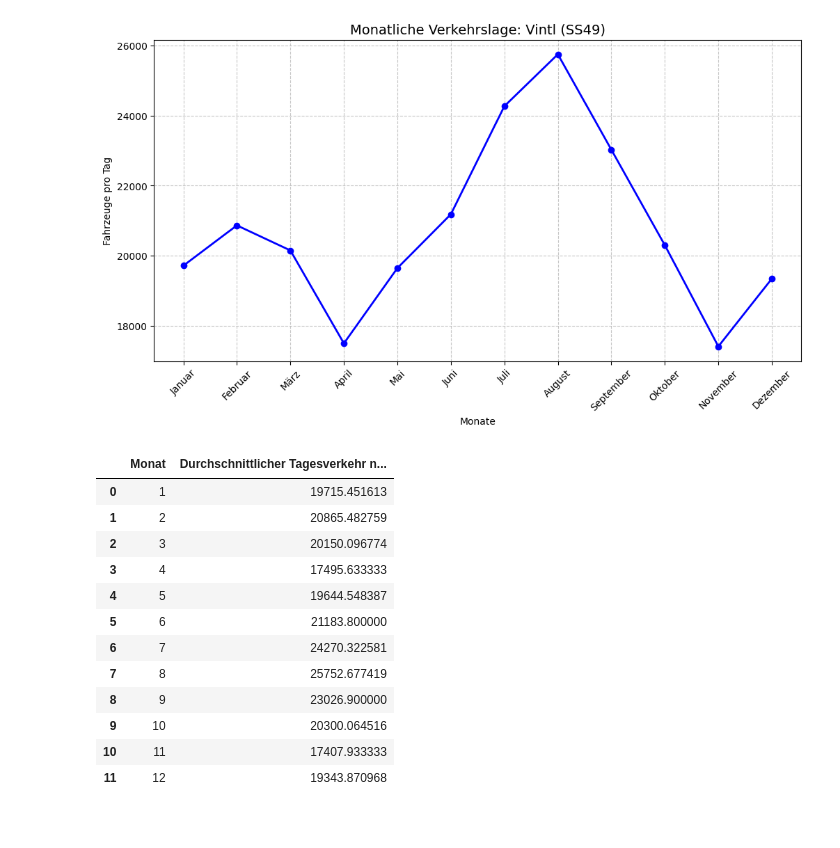
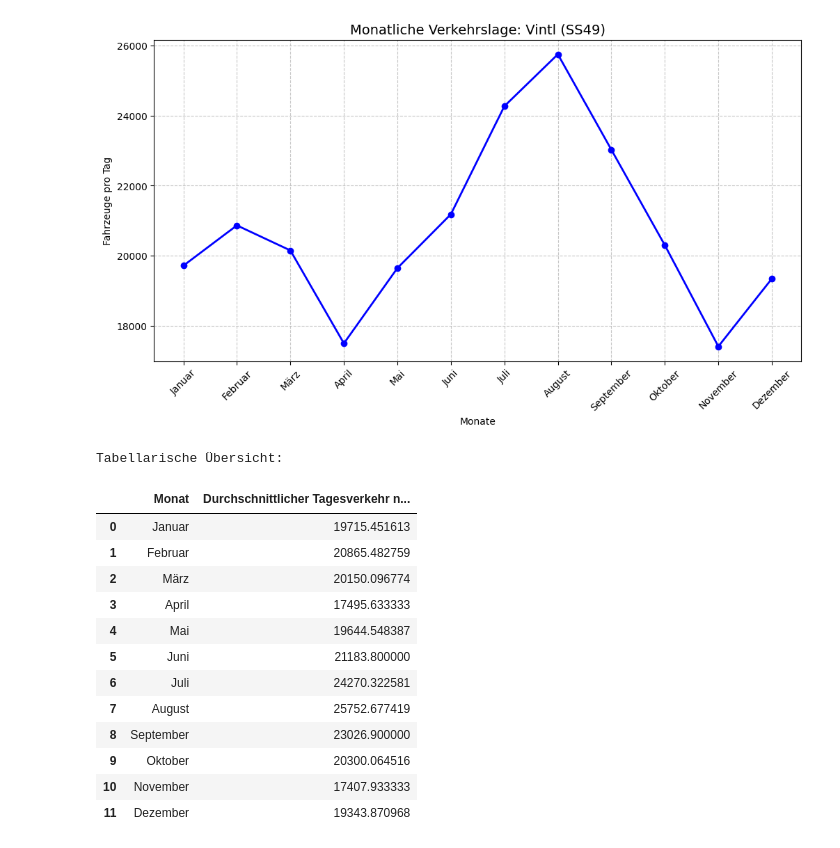
Before and after one commit to bachermi6-eng/Mein_Projekt, a Jupyter notebook: Vintl.ipynb, the cells around one changed output. Drawn from its saved outputs; the diff is of its cells as text; code cells hidden in the pictures.

```diff
--- a/Vintl.ipynb
+++ b/Vintl.ipynb
@@ -20,44 +20,53 @@ try:
 
         # Liste der Monatsnamen für die Beschriftung
         monate_namen = ['Januar', 'Februar', 'März', 'April', 'Mai', 'Juni',
                         'Juli', 'August', 'September', 'Oktober', 'November', 'Dezember']
 
         # 3. VISUALISIERUNG
         plt.figure(figsize=(12, 6))
 
         plt.plot(vintl_data['Monat'],
                  vintl_data['Durchschnittlicher Tagesverkehr nach Monat'],
                  marker='o', linestyle='-', color='blue', linewidth=2)
 
         plt.title('Monatliche Verkehrslage: Vintl (SS49)', fontsize=14)
         plt.xlabel('Monate')
         plt.ylabel('Fahrzeuge pro Tag')
         plt.grid(True, linestyle='--', alpha=0.7)
 
         # HIER DIE ÄNDERUNG: Zahlen durch Namen ersetzen
         # range(1, 13) entspricht den Zahlen 1-12 in deiner Datei
         plt.xticks(range(1, 13), monate_namen, rotation=45)
 
         plt.show()
 
-        # Zeige die Tabelle unter der Grafik an
-        display(vintl_data[['Monat', 'Durchschnittlicher Tagesverkehr nach Monat']])
+        # 4. DATAFRAME ANPASSEN (für die Anzeige unten)
+        # Wir erstellen eine Kopie für die Anzeige, damit wir die Originalzahlen nicht verlieren
+        display_df = vintl_data[['Monat', 'Durchschnittlicher Tagesverkehr nach Monat']].copy()
+
+        # Hier werden die Zahlen in der Spalte 'Monat' durch die Namen ersetzt
+        display_df['Monat'] = display_df['Monat'].map(monats_mapping)
+
+        # Zeige die geänderte Tabelle an
+        print("Tabellarische Übersicht:")
+        display(display_df)
 
 
 except Exception as e:
     print(f"Fehler: {e}")
 # %% [output]
 [figure]
+Tabellarische Übersicht:
 |  | Monat | Durchschnittlicher Tagesverkehr n... |
-| 0 | 1 | 19715.451613 |
-| 1 | 2 | 20865.482759 |
-| 2 | 3 | 20150.096774 |
-| 3 | 4 | 17495.633333 |
-| 4 | 5 | 19644.548387 |
-| 5 | 6 | 21183.800000 |
-| 6 | 7 | 24270.322581 |
-| 7 | 8 | 25752.677419 |
-| 8 | 9 | 23026.900000 |
-| 9 | 10 | 20300.064516 |
-| 10 | 11 | 17407.933333 |
-| 11 | 12 | 19343.870968 |
+| 0 | Januar | 19715.451613 |
+| 1 | Februar | 20865.482759 |
+| 2 | März | 20150.096774 |
+| 3 | April | 17495.633333 |
+| 4 | Mai | 19644.548387 |
+| 5 | Juni | 21183.800000 |
+| 6 | Juli | 24270.322581 |
+| 7 | August | 25752.677419 |
+| 8 | September | 23026.900000 |
+| 9 | Oktober | 20300.064516 |
+| 10 | November | 17407.933333 |
+| 11 | Dezember | 19343.870968 |
```
